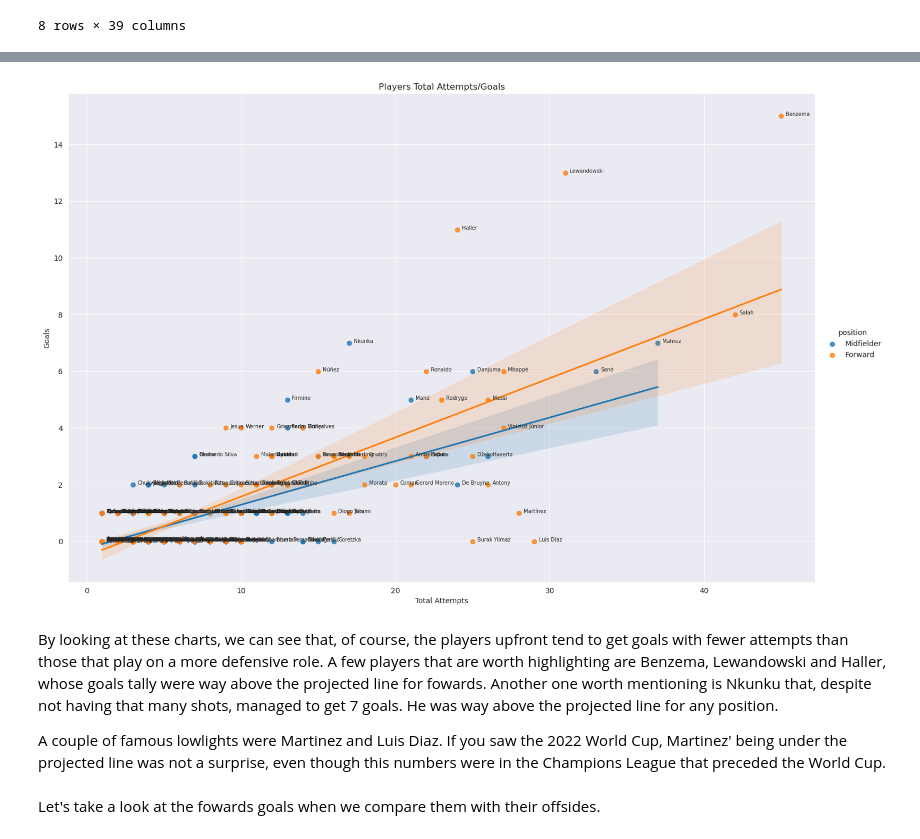
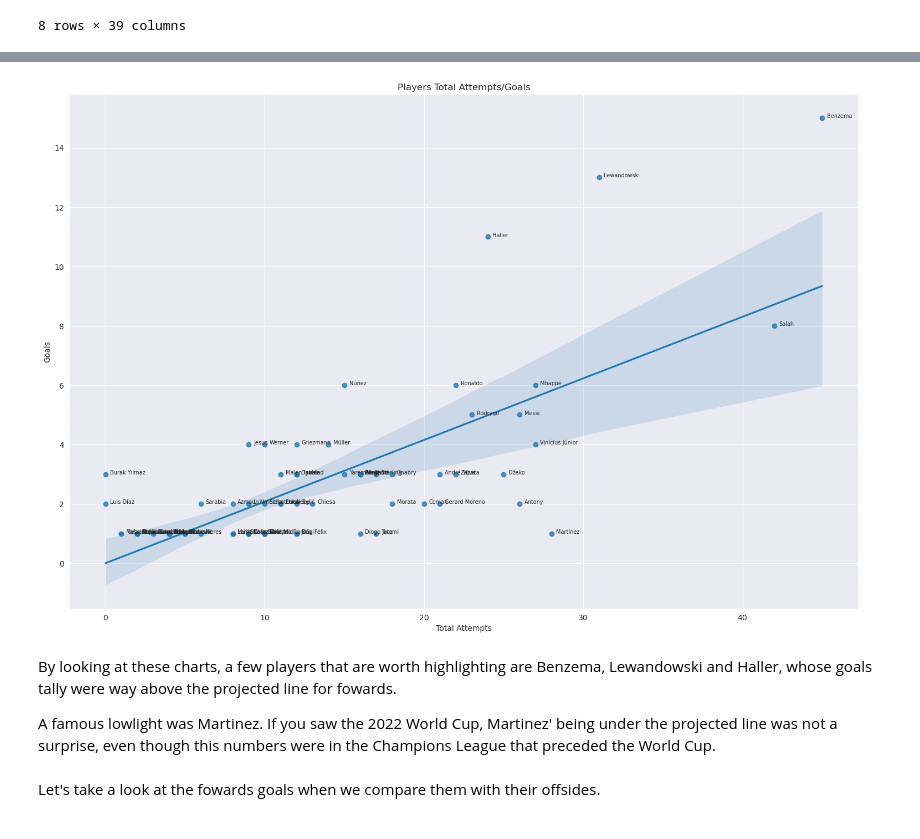
Before and after one commit to caiomelo22/20-21-Champions-League-Analysis, a Jupyter notebook: notebooke5ae0d8453.ipynb, the cells around one changed output, grey strips where cells are left out. Drawn from its saved outputs; the diff is of its cells as text; code cells hidden in the pictures.

```diff
--- a/notebooke5ae0d8453.ipynb
+++ b/notebooke5ae0d8453.ipynb
@@ -105,3 +113,7 @@ def plot_scatter(data, x, y, xlabel, ylabel, title='', hue=None, height=4, text_
 
     for i, row in data.iterrows():
         ax.text(row[x] + text_spacing, row[y], row['player_name'], fontsize=7)
+# %%
+forwards_df = players_df[(players_df['goals'] > 0) & (players_df['position'] == 'Forward')].reset_index(drop=True)
+forward_cols = ['player_name', 'goals', 'offsides', 'assists']
+forwards_df.loc[:, forward_cols].head()
@@ -108,12 +127,10 @@ def plot_scatter(data, x, y, xlabel, ylabel, title='', hue=None, height=4, text_
 # %%
-mids_forwards = ['Midfielder', 'Forward']
-goals_shots_data = players_df[(players_df['total_attempts'] > 0) & (players_df['position'].isin(mids_forwards))]
-plot_scatter(goals_shots_data, 'total_attempts', 'goals', xlabel='Total Attempts', ylabel='Goals', title='Players', hue='position', height=10)
+plot_scatter(forwards_df, 'total_attempts', 'goals', xlabel='Total Attempts', ylabel='Goals', title='Players', height=10)
 # %% [output]
-[figure, old version]
+[figure, new version]
 # %% [markdown]
-By looking at these charts, we can see that, of course, the players upfront tend to get goals with fewer attempts than those that play on a more defensive role. A few players that are worth highlighting are Benzema, Lewandowski and Haller, whose goals tally were way above the projected line for fowards. Another one worth mentioning is Nkunku that, despite not having that many shots, managed to get 7 goals. He was way above the projected line for any position.
+By looking at these charts, a few players that are worth highlighting are Benzema, Lewandowski and Haller, whose goals tally were way above the projected line for fowards.
 
-A couple of famous lowlights were Martinez and Luis Diaz. If you saw the 2022 World Cup, Martinez' being under the projected line was not a surprise, even though this numbers were in the Champions League that preceded the World Cup.
+A famous lowlight was Martinez. If you saw the 2022 World Cup, Martinez' being under the projected line was not a surprise, even though this numbers were in the Champions League that preceded the World Cup.
 # %% [markdown]
 Let's take a look at the fowards goals when we compare them with their offsides.
```
Also changed, not shown: parts of 50 cells of this notebook.
